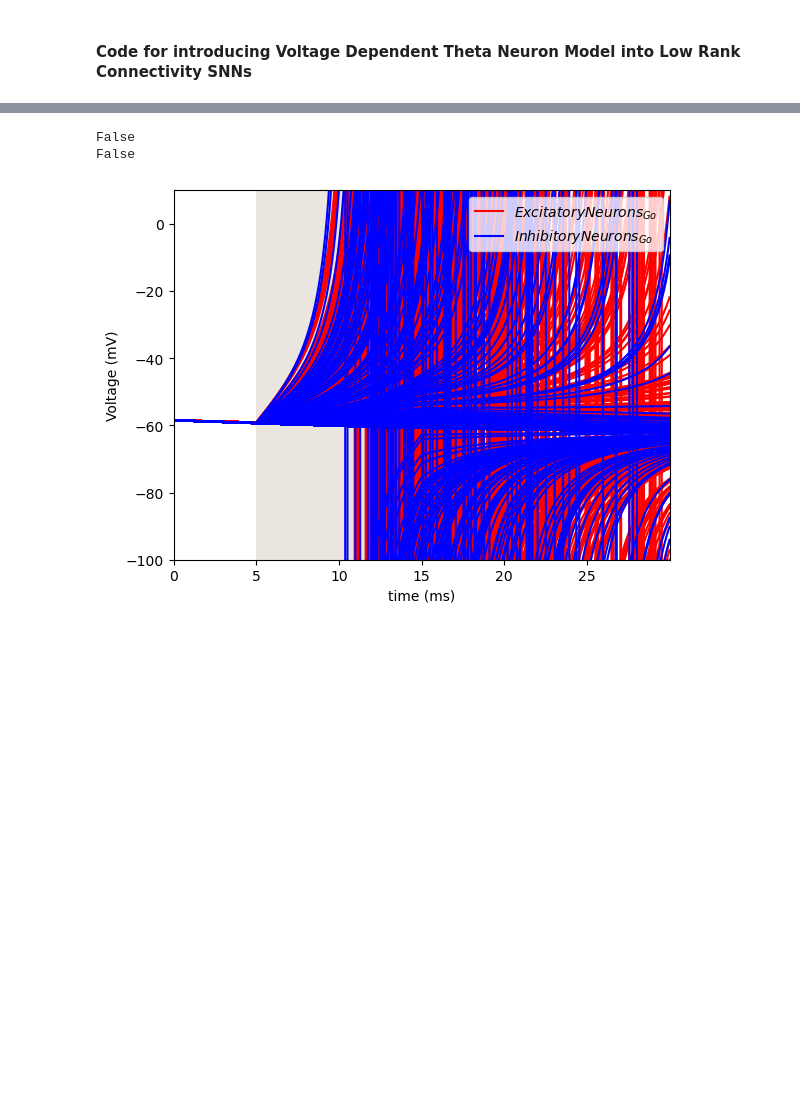
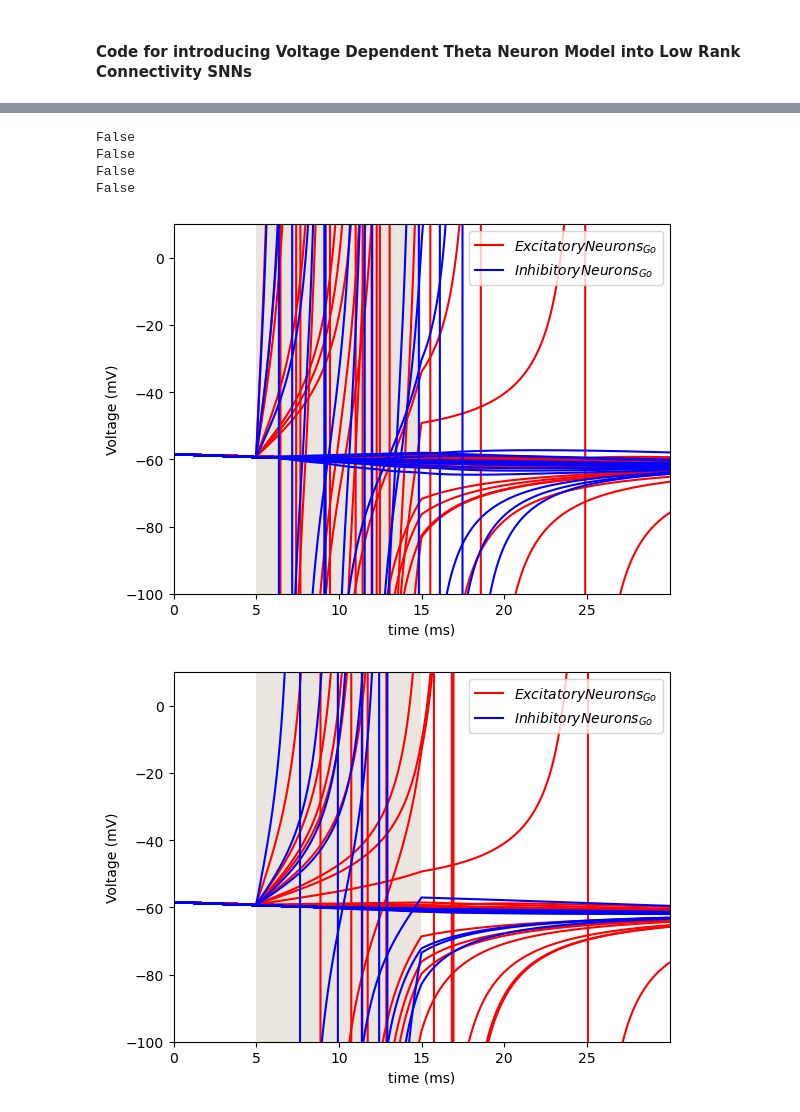
Before and after one commit to LiBinUtokyo/LowRank_ModifiedTheta_SNN, a Jupyter notebook: PYTHON/main.ipynb, the cells around one changed output, grey strips where cells are left out. Drawn from its saved outputs; the diff is of its cells as text; code cells hidden in the pictures; blank space fills up the shorter version.

```diff
--- a/PYTHON/main.ipynb
+++ b/PYTHON/main.ipynb
@@ -21,11 +21,10 @@ class LowRankSNN:
     C1 = (2*REV_E-V_R-V_T)/(V_T-V_R)
     C2 = (2*REV_I-V_R-V_T)/(V_T-V_R)
 
-    def __init__(self,N_E=1000,N_I=200,RS= 1,IS=100,taud_E=2,taud_I=5) -> None:
+    def __init__(self,N_E=1000,N_I=200,RS= 1,taud_E=2,taud_I=5) -> None:
         self.N_E = N_E
         self.N_I = N_I
         self.RS = RS
-        self.IS = IS
         self.taud_E = taud_E
         self.taud_I = taud_I
         self.conn = np.zeros((N_E+N_I,N_E+N_I))
@@ -55,13 +54,13 @@ class LowRankSNN:
         colors = [(0, 0, 1), (1, 1, 1), (1, 0, 0)]  # 蓝 -> 白 -> 红
         cmap_name = 'gradient_div_cmap'
         gradient_cm = mcolors.LinearSegmentedColormap.from_list(cmap_name, colors, N=100)  # N=100 使渐变更加平滑
-        plt.imshow(full_w,cmap=gradient_cm,vmax=0.005,vmin=-0.005)
+        plt.imshow(full_w,cmap=gradient_cm,vmax=0.001,vmin=-0.001)
         plt.colorbar()
         plt.title('Connectivity Matrix')
         plt.xlabel('From')
-        plt.xticks(np.arange(0,len(full_w)+1,200))
+        plt.xticks(np.arange(0,len(full_w)+1,500))
         plt.ylabel('To')
-        plt.yticks(np.arange(0,len(full_w)+1,200))
+        plt.yticks(np.arange(0,len(full_w)+1,500))
         plt.gca().xaxis.set_ticks_position('top')
         plt.gca().xaxis.set_label_position('top')
         plt.show()
@@ -338,14 +345,18 @@ T_pre = 5 # length of time before sti (ms)
 T_sti = 10 # length of time for sti (ms)
 T_after = 15 # length of time after sti (ms)
 T = T_pre+T_sti+T_after # length of Period time (ms): 30ms
+IS = 1 #Input Strength
 
 Input_go = np.zeros((LRSNN.N_E+LRSNN.N_I,int(T/dt))) #size:(N,time)
-Input_go[:,int(T_pre/dt):int((T_pre+T_sti)/dt)] = Sti_go.T
+Input_go[:,int(T_pre/dt):int((T_pre+T_sti)/dt)] = IS*Sti_go.T
 Input_nogo = np.zeros((LRSNN.N_E+LRSNN.N_I,int(T/dt)))
-Input_nogo[:,int(T_pre/dt):int((T_pre+T_sti)/dt)] = Sti_nogo.T
+Input_nogo[:,int(T_pre/dt):int((T_pre+T_sti)/dt)] = IS*Sti_nogo.T
 
 # Simulation
 Out_go, V_go, g_go, spk_go = LRSNN.simulate(dt,Input_go)
 Out_nogo, V_nogo, g_nogo, spk_nogo = LRSNN.simulate(dt,Input_nogo)
+
+prop = max(Out_go)/max(Out_nogo)
+print('Performance: ', prop[0])
 # %% [output]
 Low-rank connectivity is added to all the connections
@@ -370,13 +383,18 @@ Draw_Conductance(ax,g_nogo,color_Nogo,"Average Conductance_{Nogo}",dt,Input_nogo
 # %%
 # Monitor the Voltage
 fig, ax = plt.subplots()
 Draw_Voltage(ax,V_go[0:LRSNN.N_E,:],'red','Excitatory Neurons_{Go}',dt,Input_go)
-# fig, ax = plt.subplots()
 Draw_Voltage(ax,V_go[LRSNN.N_E:,:],'blue','Inhibitory Neurons_{Go}',dt,Input_go)
+fig, ax = plt.subplots()
+Draw_Voltage(ax,V_nogo[0:LRSNN.N_E,:],'red','Excitatory Neurons_{Go}',dt,Input_nogo)
+Draw_Voltage(ax,V_nogo[LRSNN.N_E:,:],'blue','Inhibitory Neurons_{Go}',dt,Input_nogo)
 # %% [output]
 False
 False
+False
+False
-[figure, old version]
+[figure, new version]
+[figure, added]
 # %%
 # Raster Plot
 fig, ax = plt.subplots()
```
Also changed, not shown: parts of 9 cells of this notebook, 17 other files.
